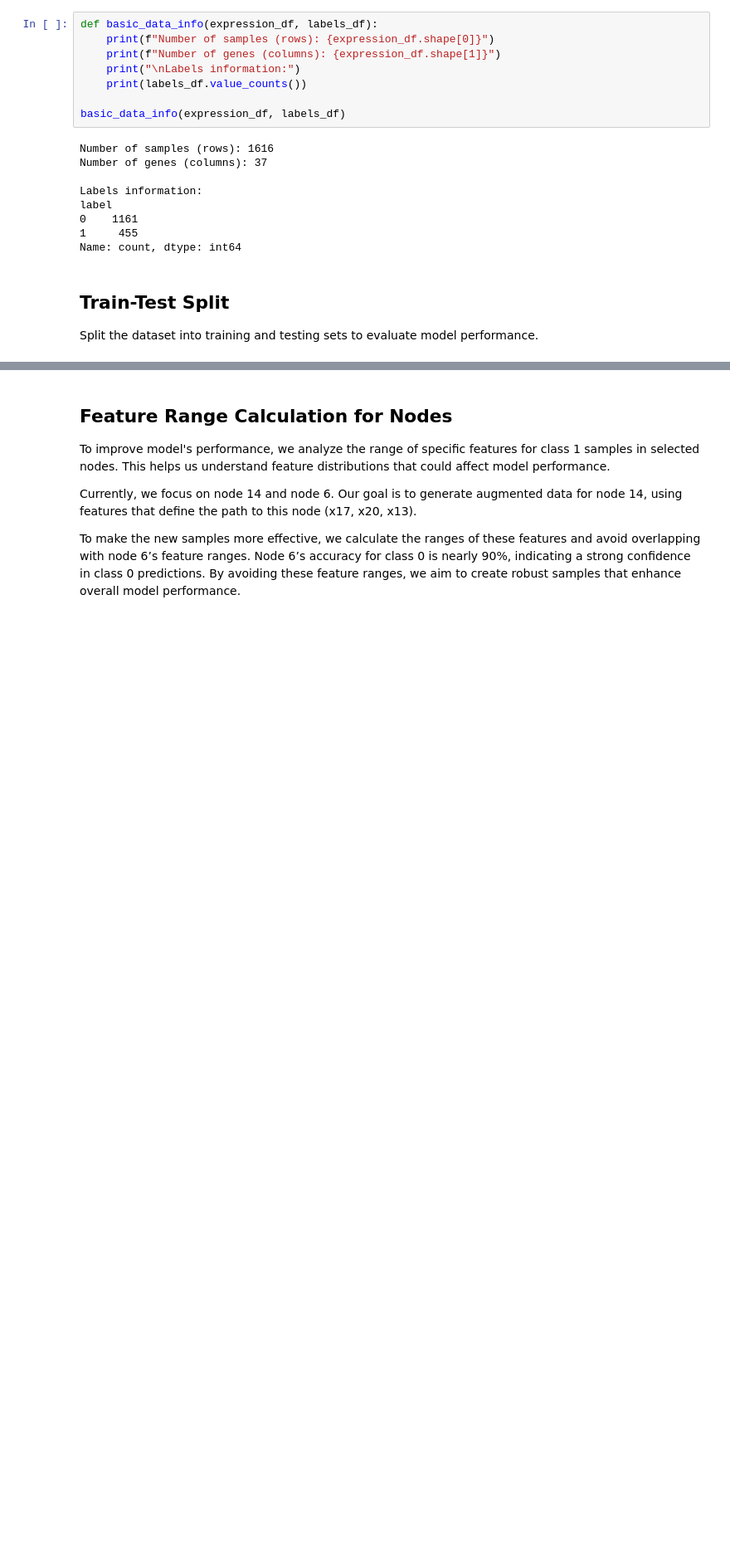
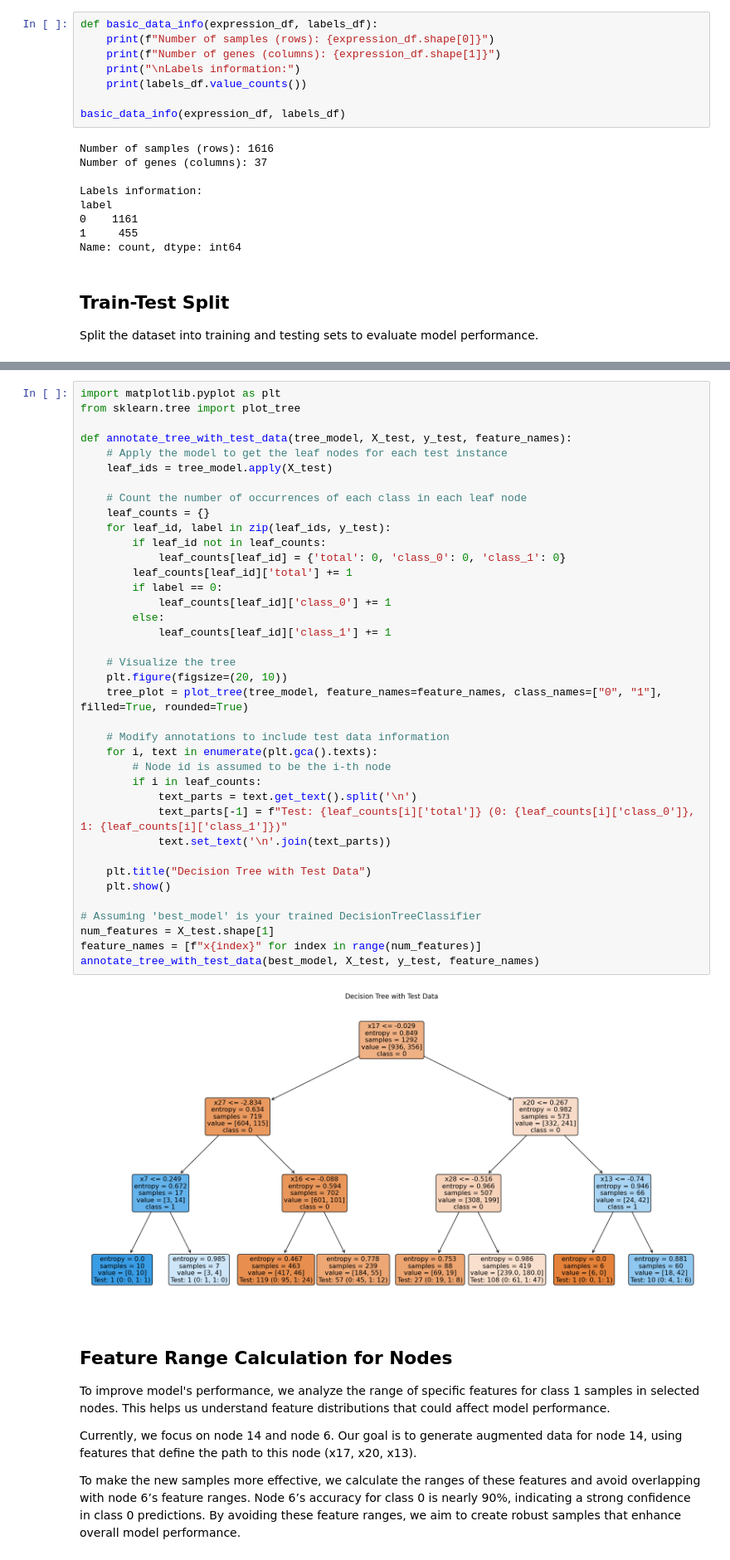
Before and after one commit to AsifAhmedShodip/MyRecourseProject, a Jupyter notebook: notebooks/ACES_dataset_decision_tree.ipynb, the cells around one changed output, grey strips where cells are left out. Shown at 83% size. Saved outputs shown, nothing was run; the diff lists cells and outputs as text; blank space fills up the shorter version.

```diff
--- a/notebooks/ACES_dataset_decision_tree.ipynb
+++ b/notebooks/ACES_dataset_decision_tree.ipynb
@@ -174,3 +605,43 @@ Initial Decision Tree Visualization with Node Accuracy:
+# %%
+import matplotlib.pyplot as plt
+from sklearn.tree import plot_tree
+
+def annotate_tree_with_test_data(tree_model, X_test, y_test, feature_names):
+    # Apply the model to get the leaf nodes for each test instance
+    leaf_ids = tree_model.apply(X_test)
+
+    # Count the number of occurrences of each class in each leaf node
+    leaf_counts = {}
+    for leaf_id, label in zip(leaf_ids, y_test):
+        if leaf_id not in leaf_counts:
+            leaf_counts[leaf_id] = {'total': 0, 'class_0': 0, 'class_1': 0}
+        leaf_counts[leaf_id]['total'] += 1
+        if label == 0:
+            leaf_counts[leaf_id]['class_0'] += 1
+        else:
+            leaf_counts[leaf_id]['class_1'] += 1
+
+    # Visualize the tree
+    plt.figure(figsize=(20, 10))
+    tree_plot = plot_tree(tree_model, feature_names=feature_names, class_names=["0", "1"], filled=True, rounded=True)
+
+    # Modify annotations to include test data information
+    for i, text in enumerate(plt.gca().texts):
+        # Node id is assumed to be the i-th node
+        if i in leaf_counts:
+            text_parts = text.get_text().split('\n')
+            text_parts[-1] = f"Test: {leaf_counts[i]['total']} (0: {leaf_counts[i]['class_0']}, 1: {leaf_counts[i]['class_1']})"
+            text.set_text('\n'.join(text_parts))
+
+    plt.title("Decision Tree with Test Data")
+    plt.show()
+
+# Assuming 'best_model' is your trained DecisionTreeClassifier
+num_features = X_test.shape[1]
+feature_names = [f"x{index}" for index in range(num_features)]
+annotate_tree_with_test_data(best_model, X_test, y_test, feature_names)
+# %% [output]
+[figure, added]
 # %% [markdown]
 ## Feature Range Calculation for Nodes
 
```
Also changed, not shown: parts of 34 cells of this notebook, 4 other files.
